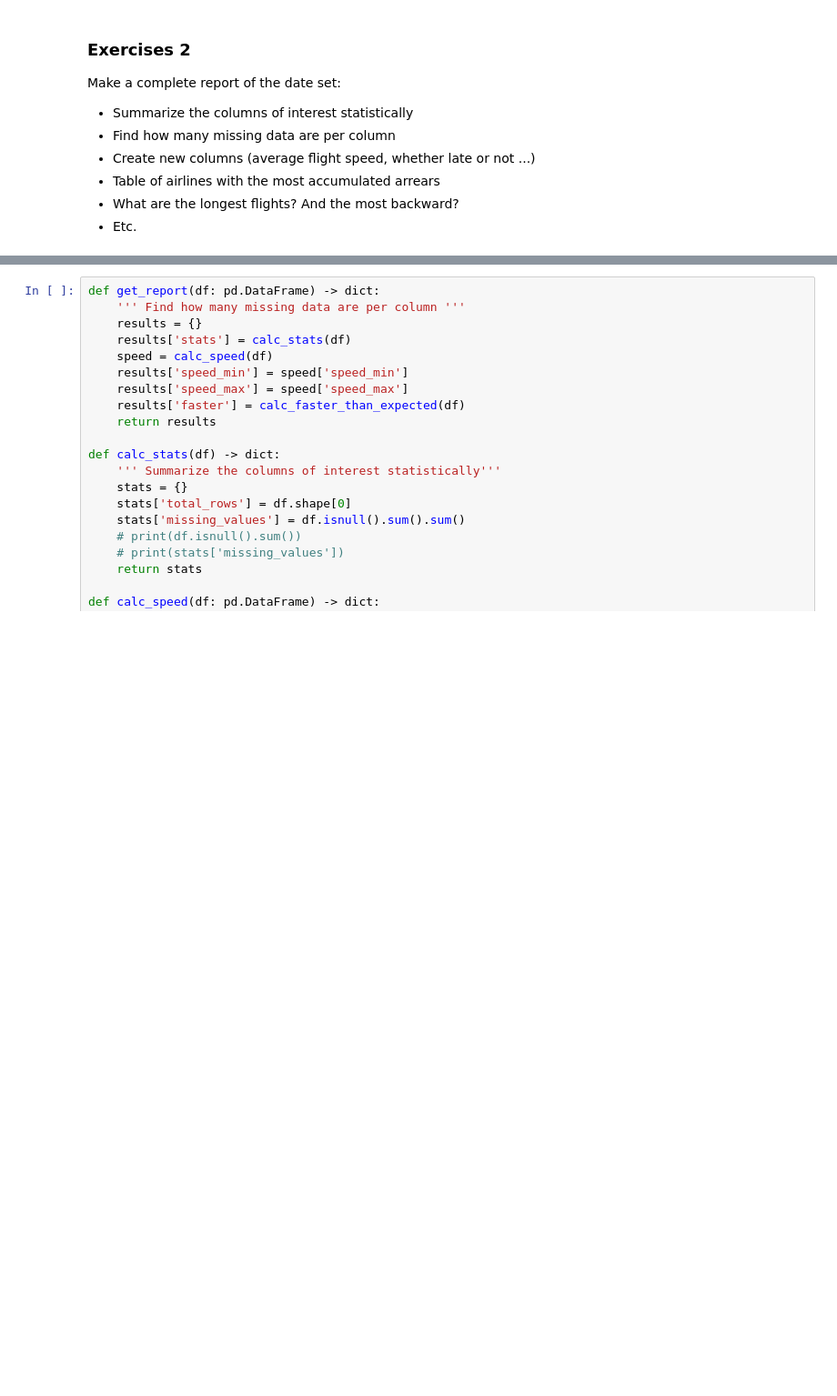
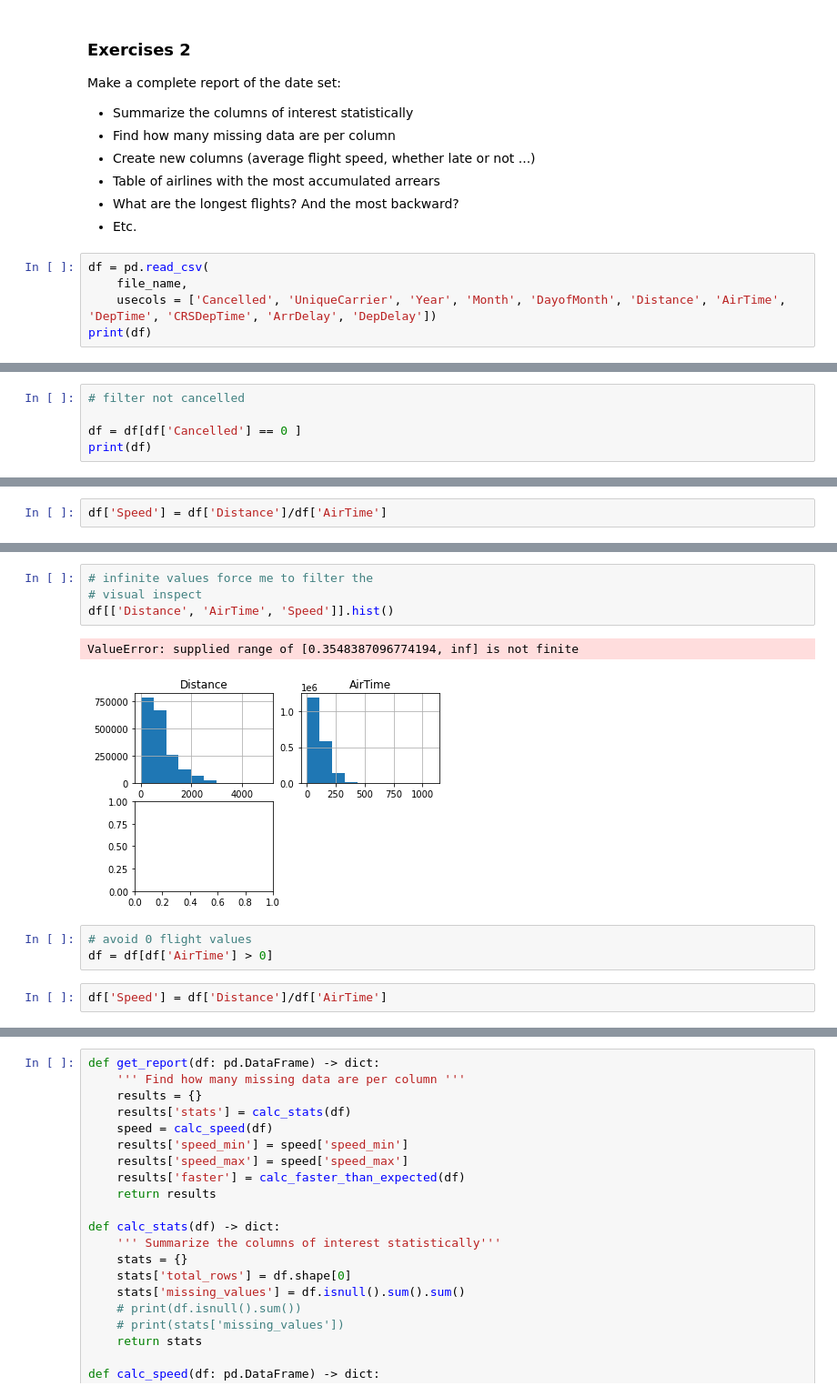
Before and after one commit to ndrini/CDP_M1_T01_numpy, a Jupyter notebook: M1_T02_dataframe.ipynb, the cells around one changed output, grey strips where cells are left out. Shown at 91% size. Saved outputs shown, nothing was run; the diff lists cells and outputs as text; blank space fills up the shorter version.

Commit message:
add speed column analysis, basic graph. Also update the requirements

```diff
--- a/M1_T02_dataframe.ipynb
+++ b/M1_T02_dataframe.ipynb
@@ -130,3 +151,8 @@ Make a complete report of the date set:
   - Table of airlines with the most accumulated arrears
   - What are the longest flights? And the most backward?
   - Etc.
+# %%
+df = pd.read_csv(
+    file_name,
+    usecols = ['Cancelled', 'UniqueCarrier', 'Year', 'Month', 'DayofMonth', 'Distance', 'AirTime', 'DepTime', 'CRSDepTime', 'ArrDelay', 'DepDelay'])
+print(df)
@@ -132,0 +177,5 @@ Make a complete report of the date set:
+# %%
+# filter not cancelled
+
+df = df[df['Cancelled'] == 0 ]
+print(df)
@@ -132,0 +213,2 @@ Make a complete report of the date set:
+# %%
+df['Speed'] = df['Distance']/df['AirTime']
@@ -132,0 +248,12 @@ Make a complete report of the date set:
+# %%
+# infinite values force me to filter the
+# visual inspect
+df[['Distance', 'AirTime', 'Speed']].hist()
+# %% [output]
+ValueError: supplied range of [0.3548387096774194, inf] is not finite
+[figure, added]
+# %%
+# avoid 0 flight values
+df = df[df['AirTime'] > 0]
+# %%
+df['Speed'] = df['Distance']/df['AirTime']
```
Also changed, not shown: parts of 17 cells of this notebook, 1 other file.
